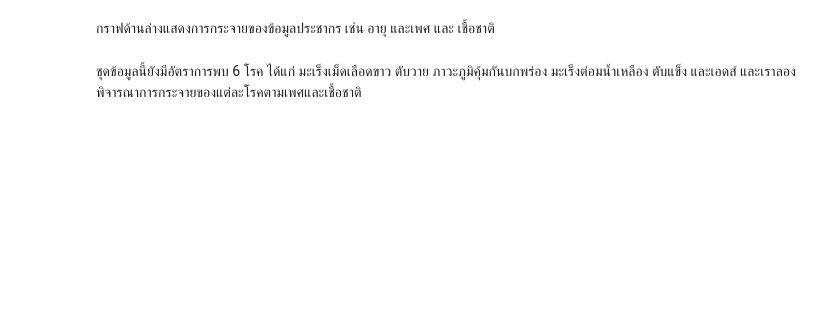
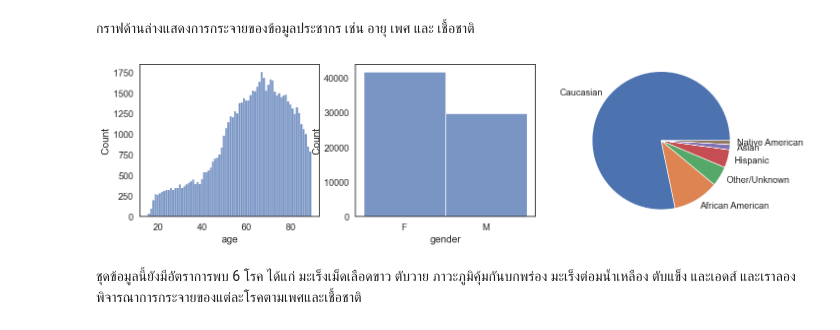
Before and after one commit to donlaporntr/TSCCM_Bias_In_AI_Workshop, a Jupyter notebook: AI_Fairness_in_Medicine_TH.ipynb, the cells around one changed output. Saved outputs shown, nothing was run; the diff lists cells and outputs as text; code cells hidden in the pictures; blank space fills up the shorter version.

```diff
--- a/AI_Fairness_in_Medicine_TH.ipynb
+++ b/AI_Fairness_in_Medicine_TH.ipynb
@@ -76,17 +91,18 @@ df
 # %% [markdown]
-กราฟด้านล่างแสดงการกระจายของข้อมูลประชากร เช่น อายุ และเพศ และ เชื้อชาติ
+กราฟด้านล่างแสดงการกระจายของข้อมูลประชากร เช่น อายุ เพศ และ เชื้อชาติ
 # %%
 _, axes = plt.subplots(1, 3, figsize=(16, 4))
 sns.histplot(data=df, x="age", ax=axes[0], discrete=True)
 sns.histplot(data=df, x="gender", ax=axes[1])
 
 ethnicity_counts = df["ethnicity"].value_counts()
 axes[2].pie(
     ethnicity_counts.values,
     labels=ethnicity_counts.index,
 )
-axes[2].axis("equal")
-""
+axes[2].axis("equal");
+# %% [output]
+[figure, added]
 # %% [markdown]
 ชุดข้อมูลนี้ยังมีอัตราการพบ 6 โรค ได้แก่ มะเร็งเม็ดเลือดขาว ตับวาย ภาวะภูมิคุ้มกันบกพร่อง มะเร็งต่อมน้ำเหลือง ตับแข็ง และเอดส์ และเราลองพิจารณาการกระจายของแต่ละโรคตามเพศและเชื้อชาติ
 # %%
```
Also changed, not shown: parts of 19 cells of this notebook, 2 other files.
